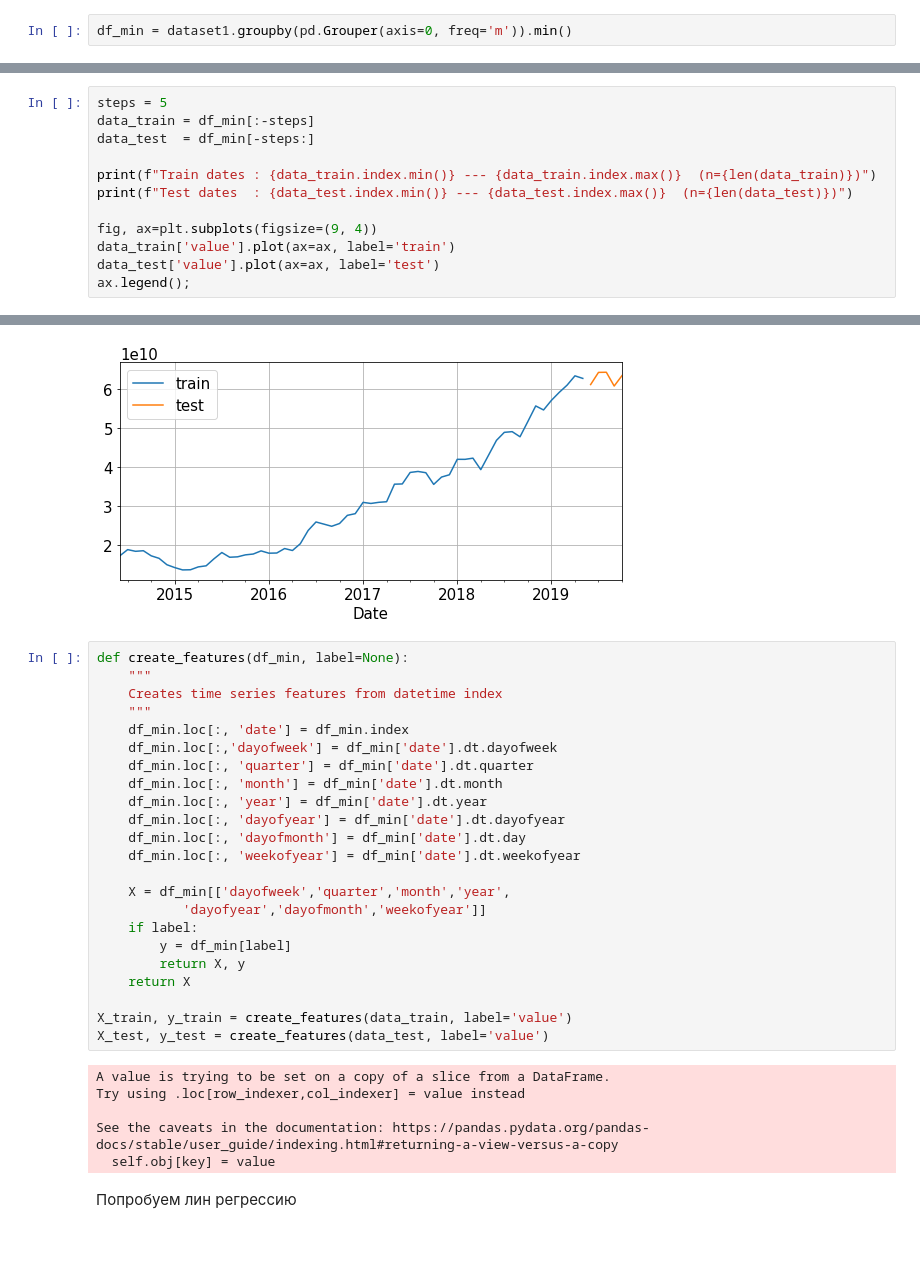
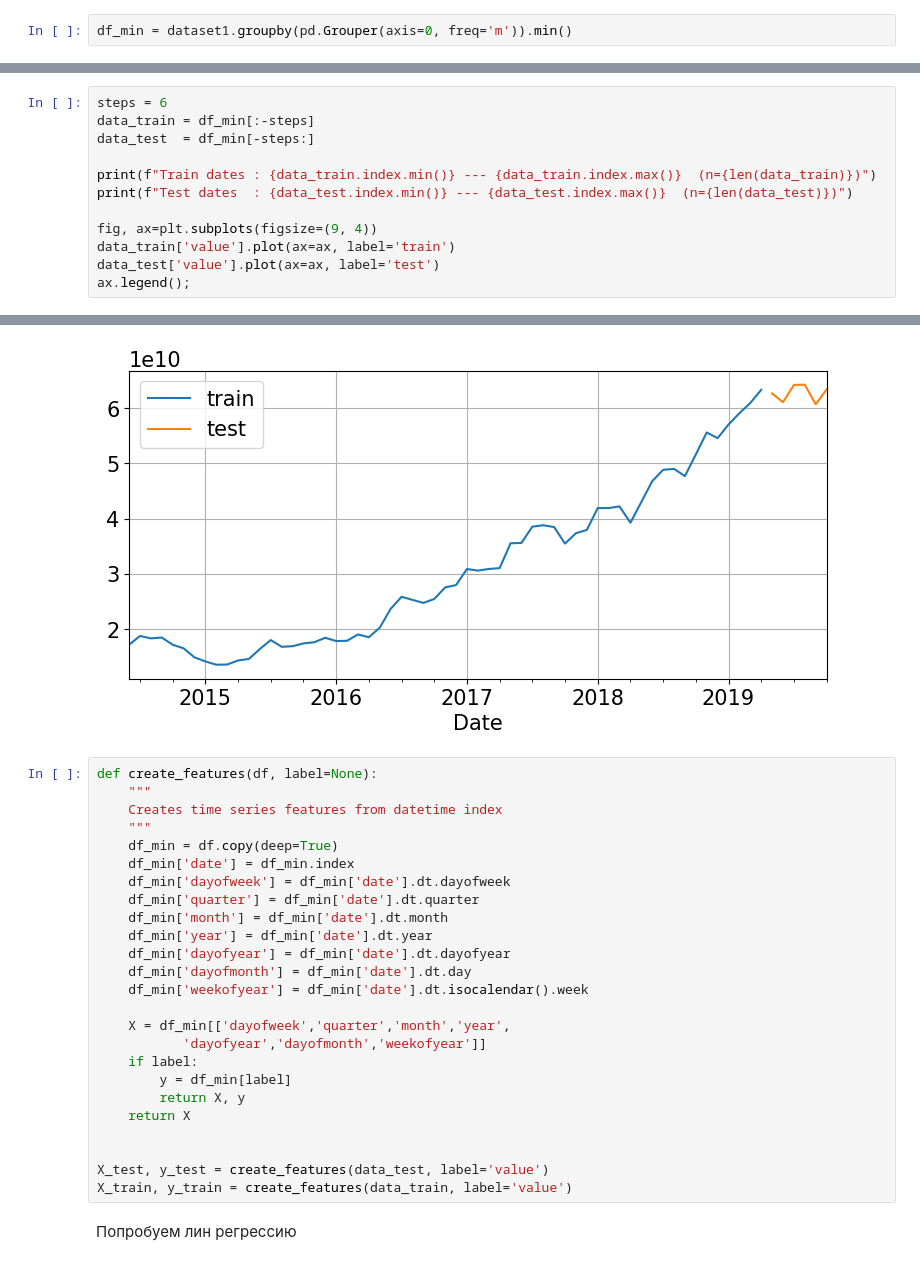
Before and after one commit to NickPavlovskii/sber, a Jupyter notebook: sber_prediction.ipynb, the cells around one changed output, grey strips where cells are left out. Drawn from its saved outputs; the diff is of its cells as text.

```diff
--- a/sber_prediction.ipynb
+++ b/sber_prediction.ipynb
@@ -409,7 +411,7 @@ df_min.plot(y='value');
 # %% [output]
 [figure]
 # %%
-steps = 5
+steps = 6
 data_train = df_min[:-steps]
 data_test  = df_min[-steps:]
 
@@ -426,17 +428,18 @@ Test dates  : 2019-06-30 00:00:00 --- 2019-10-31 00:00:00  (n=5)
-[figure, old version]
+[figure, new version]
 # %%
-def create_features(df_min, label=None):
+def create_features(df, label=None):
     """
     Creates time series features from datetime index
     """
-    df_min.loc[:, 'date'] = df_min.index
-    df_min.loc[:,'dayofweek'] = df_min['date'].dt.dayofweek
-    df_min.loc[:, 'quarter'] = df_min['date'].dt.quarter
-    df_min.loc[:, 'month'] = df_min['date'].dt.month
-    df_min.loc[:, 'year'] = df_min['date'].dt.year
-    df_min.loc[:, 'dayofyear'] = df_min['date'].dt.dayofyear
-    df_min.loc[:, 'dayofmonth'] = df_min['date'].dt.day
-    df_min.loc[:, 'weekofyear'] = df_min['date'].dt.weekofyear
+    df_min = df.copy(deep=True)
+    df_min['date'] = df_min.index
+    df_min['dayofweek'] = df_min['date'].dt.dayofweek
+    df_min['quarter'] = df_min['date'].dt.quarter
+    df_min['month'] = df_min['date'].dt.month
+    df_min['year'] = df_min['date'].dt.year
+    df_min['dayofyear'] = df_min['date'].dt.dayofyear
+    df_min['dayofmonth'] = df_min['date'].dt.day
+    df_min['weekofyear'] = df_min['date'].dt.isocalendar().week
 
     X = df_min[['dayofweek','quarter','month','year',
            'dayofyear','dayofmonth','weekofyear']]
@@ -445,14 +448,9 @@ def create_features(df_min, label=None):
         return X, y
     return X
 
+
+X_test, y_test = create_features(data_test, label='value')
 X_train, y_train = create_features(data_train, label='value')
-X_test, y_test = create_features(data_test, label='value')
-# %% [output]
-A value is trying to be set on a copy of a slice from a DataFrame.
-Try using .loc[row_indexer,col_indexer] = value instead
-
-See the caveats in the documentation: https://pandas.pydata.org/pandas-docs/stable/user_guide/indexing.html#returning-a-view-versus-a-copy
-  self.obj[key] = value
 # %% [markdown]
 Попробуем лин регрессию
 # %%
```
Also changed, not shown: parts of 175 cells of this notebook.
